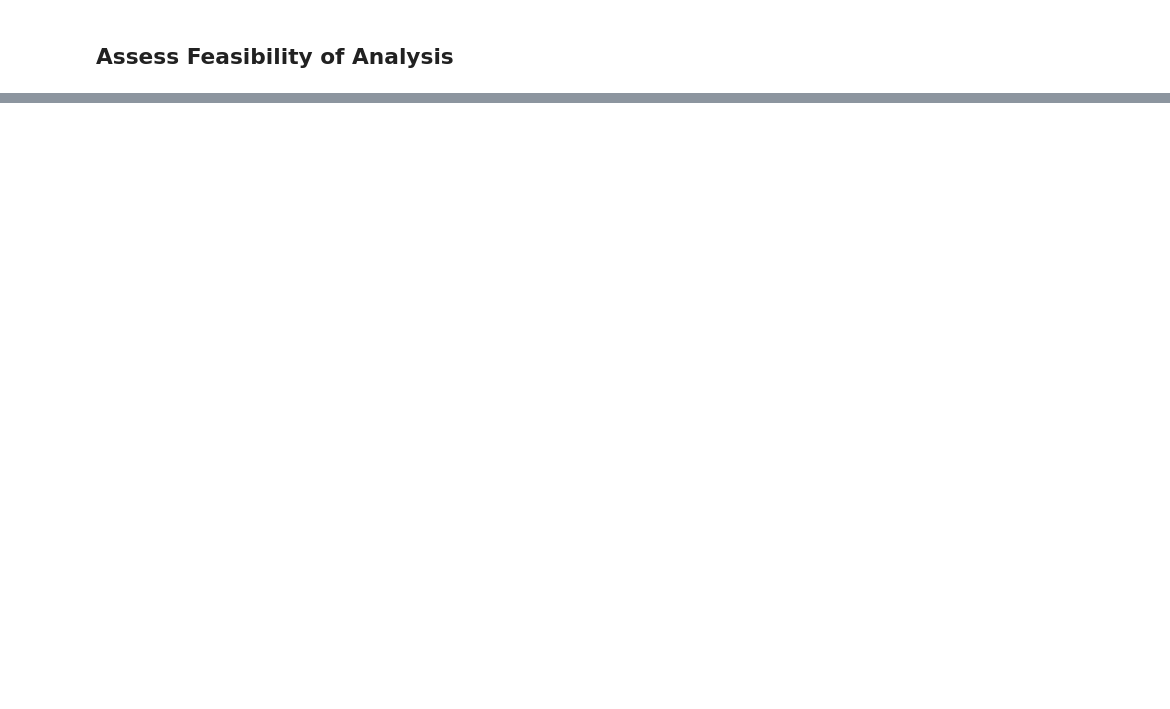
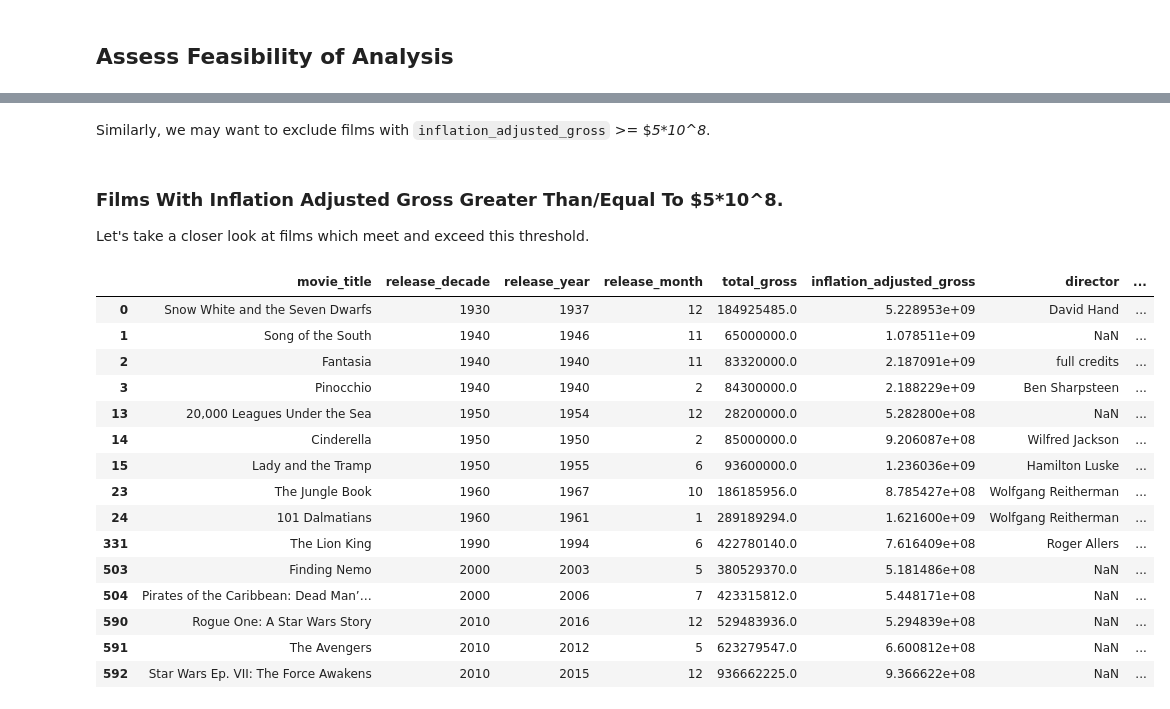
Before and after one commit to Dipto9999/prog-python-ds-students, a Jupyter notebook: release/final_project/final_project.ipynb, the cells around one changed output, grey strips where cells are left out. Saved outputs shown, nothing was run; the diff lists cells and outputs as text; code cells hidden in the pictures; blank space fills up the shorter version.

```diff
--- a/release/final_project/final_project.ipynb
+++ b/release/final_project/final_project.ipynb
@@ -516,0 +440,6 @@ effective_df = pd.merge(complete_df, effective_df, on='director', how='inner')
+# %%
+# Let's order our complete dataframe in descending order of inflation adjusted gross.
+complete_df.sort_values(by="inflation_adjusted_gross", ascending=False, inplace=True)
+complete_df.reset_index(drop=True, inplace=True)
+
+display(complete_df.head(5))
@@ -516,0 +474,9 @@ effective_df = pd.merge(complete_df, effective_df, on='director', how='inner')
+# %%
+complete_df.sort_values(
+    by=["release_decade", "inflation_adjusted_gross"],
+    ascending=[True, False],
+    inplace=True,
+)
+complete_df.reset_index(drop=True, inplace=True)
+
+display(complete_df.head(5))
@@ -516,0 +520,9 @@ effective_df = pd.merge(complete_df, effective_df, on='director', how='inner')
+# %%
+complete_df.sort_values(
+    by=["release_decade", "inflation_adjusted_gross"],
+    ascending=[True, True],
+    inplace=True,
+)
+complete_df.reset_index(drop=True, inplace=True)
+
+display(complete_df.head(5))
@@ -516,0 +633,25 @@ effective_df = pd.merge(complete_df, effective_df, on='director', how='inner')
+# %% [markdown]
+Similarly, we may want to exclude films with `inflation_adjusted_gross` >= $<i>5*10^8</i>.
+# %% [markdown]
+### Films With Inflation Adjusted Gross Greater Than/Equal To $5*10^8.
+Let's take a closer look at films which meet and exceed this threshold.
+# %%
+geq_5e8_df = complete_df.query(f"inflation_adjusted_gross >= 5e8")
+display(geq_5e8_df)
+# %% [output]
+|  | movie_title | release_decade | release_year | release_month | total_gross | inflation_adjusted_gross | director | ... |
+| 0 | Snow White and the Seven Dwarfs | 1930 | 1937 | 12 | 184925485.0 | 5.228953e+09 | David Hand | ... |
+| 1 | Song of the South | 1940 | 1946 | 11 | 65000000.0 | 1.078511e+09 | NaN | ... |
+| 2 | Fantasia | 1940 | 1940 | 11 | 83320000.0 | 2.187091e+09 | full credits | ... |
+| 3 | Pinocchio | 1940 | 1940 | 2 | 84300000.0 | 2.188229e+09 | Ben Sharpsteen | ... |
+| 13 | 20,000 Leagues Under the Sea | 1950 | 1954 | 12 | 28200000.0 | 5.282800e+08 | NaN | ... |
+| 14 | Cinderella | 1950 | 1950 | 2 | 85000000.0 | 9.206087e+08 | Wilfred Jackson | ... |
+| 15 | Lady and the Tramp | 1950 | 1955 | 6 | 93600000.0 | 1.236036e+09 | Hamilton Luske | ... |
+| 23 | The Jungle Book | 1960 | 1967 | 10 | 186185956.0 | 8.785427e+08 | Wolfgang Reitherman | ... |
+| 24 | 101 Dalmatians | 1960 | 1961 | 1 | 289189294.0 | 1.621600e+09 | Wolfgang Reitherman | ... |
+| 331 | The Lion King | 1990 | 1994 | 6 | 422780140.0 | 7.616409e+08 | Roger Allers | ... |
+| 503 | Finding Nemo | 2000 | 2003 | 5 | 380529370.0 | 5.181486e+08 | NaN | ... |
+| 504 | Pirates of the Caribbean: Dead Man’… | 2000 | 2006 | 7 | 423315812.0 | 5.448171e+08 | NaN | ... |
+| 590 | Rogue One: A Star Wars Story | 2010 | 2016 | 12 | 529483936.0 | 5.294839e+08 | NaN | ... |
+| 591 | The Avengers | 2010 | 2012 | 5 | 623279547.0 | 6.600812e+08 | NaN | ... |
+| 592 | Star Wars Ep. VII: The Force Awakens | 2010 | 2015 | 12 | 936662225.0 | 9.366622e+08 | NaN | ... |
```
Also changed, not shown: parts of 137 cells of this notebook, 5 other files.
